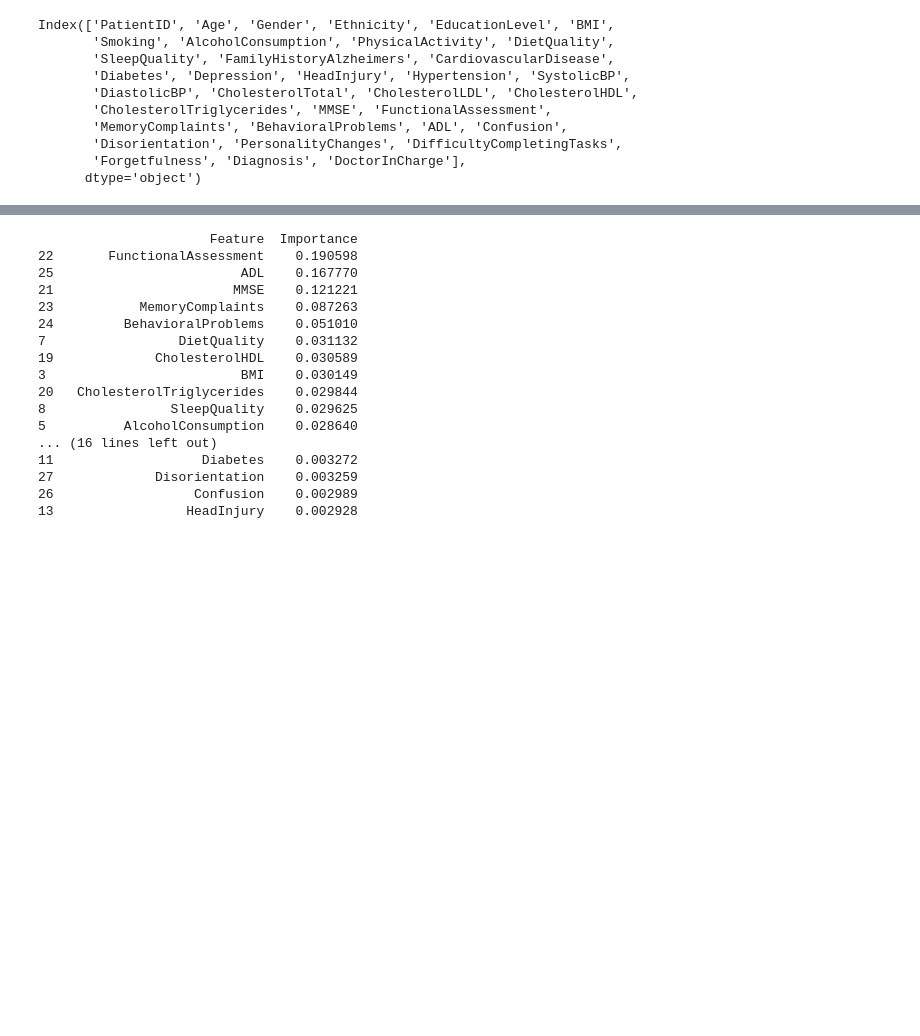
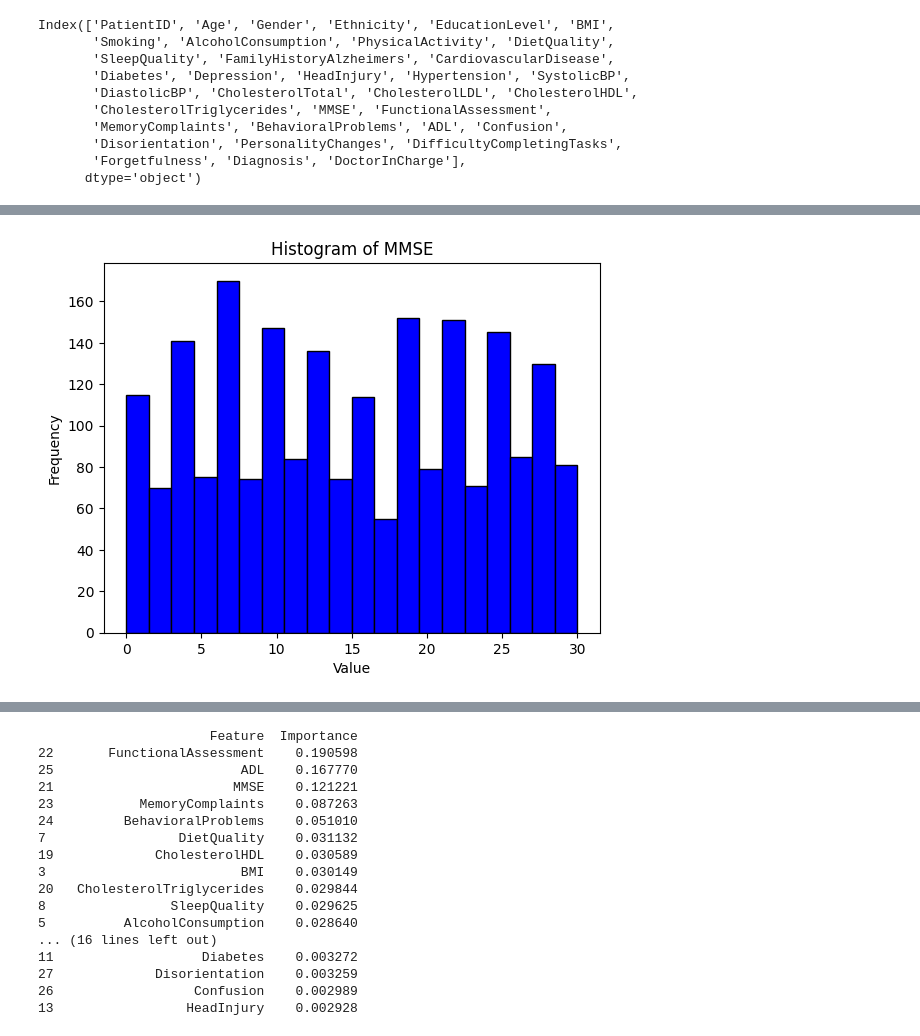
Before and after one commit to quangg1/Alzheimer_Predict_Machine_Learning_Project, a Jupyter notebook: alzheimers_disease_machine_learning_project.ipynb, the cells around one changed output, grey strips where cells are left out. Saved outputs shown, nothing was run; the diff lists cells and outputs as text; code cells hidden in the pictures; blank space fills up the shorter version.

```diff
--- a/alzheimers_disease_machine_learning_project.ipynb
+++ b/alzheimers_disease_machine_learning_project.ipynb
@@ -11,8 +11,6 @@ def adjust_mmse(value):
 import pandas as pd
 import numpy as np
 from sklearn.model_selection import train_test_split
-from sklearn.preprocessing import LabelEncoder
-from sklearn.pipeline import make_pipeline
 from sklearn.model_selection import cross_val_score
 from xgboost import XGBClassifier
 from sklearn.model_selection import GridSearchCV
@@ -20,13 +18,9 @@ from sklearn.metrics import accuracy_score
 from sklearn.inspection import permutation_importance
 import xgboost as xgb
 import matplotlib.pyplot as plt
-from sksurv.util import Surv
-import xgboost as xgb
 df=pd.read_csv(r'D:\Python\python_work\AI_machine learning\alzheimers_disease_data.csv')
 df['MMSE'] = df['MMSE'].apply(adjust_mmse)
-df['PhysicalActivity']=df['PhysicalActivity'].apply(adjust_mmse)
 print(df.columns)
-X=df[['MMSE','FunctionalAssessment','MemoryComplaints','BehavioralProblems','ADL']]
 y=df['Diagnosis']
 # %% [output]
 Index(['PatientID', 'Age', 'Gender', 'Ethnicity', 'EducationLevel', 'BMI',
@@ -41,0 +76,8 @@ Index(['PatientID', 'Age', 'Gender', 'Ethnicity', 'EducationLevel', 'BMI',
+# %%
+plt.hist(df['MMSE'], bins=20, color='blue', edgecolor='black')
+plt.title('Histogram of MMSE')
+plt.xlabel('Value')
+plt.ylabel('Frequency')
+plt.show()
+# %% [output]
+[figure, added]
```
Also changed, not shown: parts of 22 cells of this notebook.
